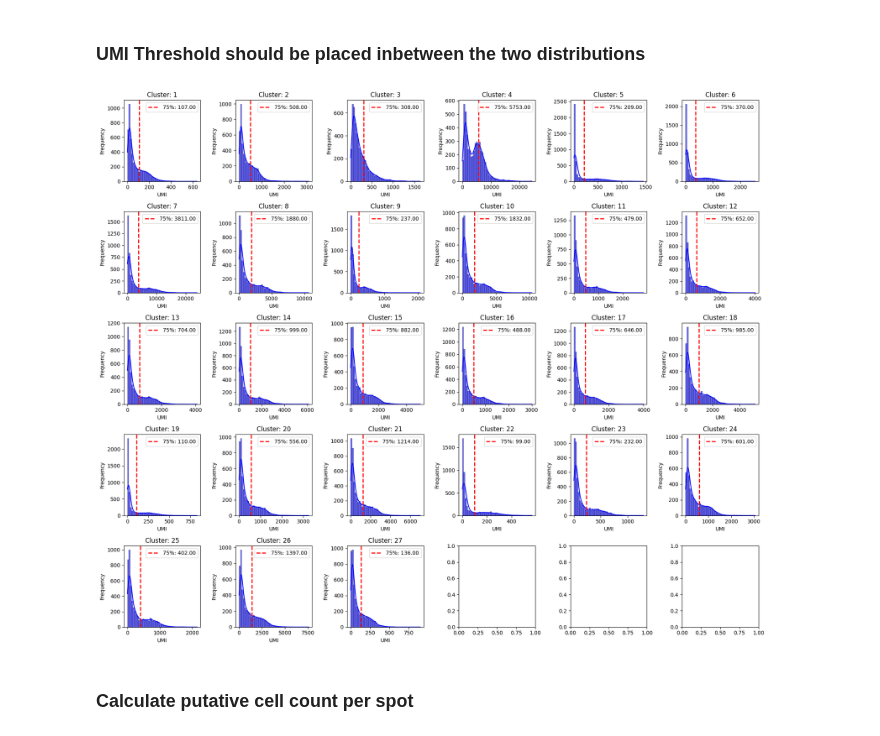
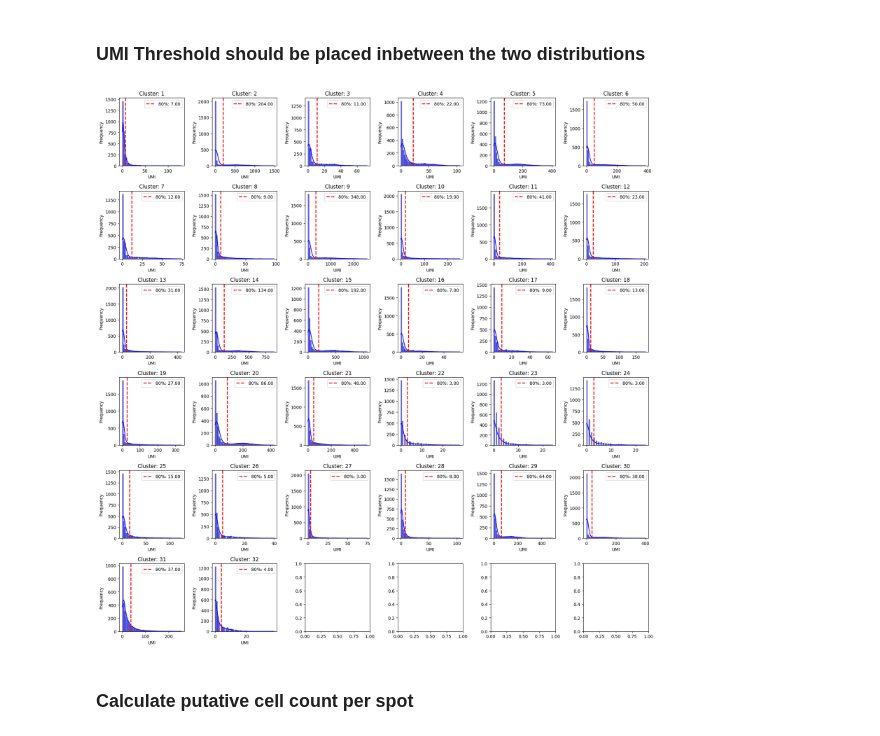
Before and after one commit to Perik-Zavodskii/CoexpressDeconvolve, a Jupyter notebook: CoexpressDeconvolve.ipynb, the cells around one changed output. Saved outputs shown, nothing was run; the diff lists cells and outputs as text; code cells hidden in the pictures.

```diff
--- a/CoexpressDeconvolve.ipynb
+++ b/CoexpressDeconvolve.ipynb
@@ -154,8 +156,8 @@ Metrics = Metrics[~Metrics.index.str.startswith((
                                                  # 'MIR',
                                                  'RP'
 ))]
-Metrics.drop(Metrics[Metrics['Feature Counts in Spots Under Tissue'] < 1000].index, inplace=True)
-# Metrics.drop(Metrics[Metrics['Feature Counts in Spots Under Tissue'] > 100000].index, inplace=True)
+Metrics.drop(Metrics[Metrics['Feature Counts in Spots Under Tissue'] < 50].index, inplace=True)
+# Metrics.drop(Metrics[Metrics['Feature Counts in Spots Under Tissue'] > 10000].index, inplace=True)
 
 Metrics
 # %% [output]
@@ -464,0 +358,16 @@ See the caveats in the documentation: https://pandas.pydata.org/pandas-docs/stab
+# %%
+# Run HDBSCAN clustering
+clusterer = hdbscan.HDBSCAN(min_cluster_size=40, min_samples=5)
+cluster_labels = clusterer.fit_predict(clusterable_embedding)
+
+# Save cluster labels
+dist['Cluster'] = cluster_labels
+
+# Number of clusters (excluding noise)
+n_clusters = len(set(cluster_labels)) - (1 if -1 in cluster_labels else 0)
+
+# Count noisy genes (cluster = -1)
+n_noise = (cluster_labels == -1).sum()
+
+print(f'The number of clusters (excluding noise): {n_clusters}')
+print(f'The number of noisy genes: {n_noise}')
@@ -494,11 +491,11 @@ deconvolution
 # %%
 df = deconvolution.T
 
-percentile = 75 # 75 - 95 is the recommended range
+percentile = 80 # 75 - 95 is the recommended range
 
 from scipy.stats import nbinom
 
-# Extract numeric data (excluding Gene column if present)
+# Extract numeric data (excluding Gene column if p|resent)
 df_numeric = df.iloc[:, 0:]
 
 # Fit NB parameters for each feature
@@ -515,22 +512,23 @@ thresholds_df = pd.DataFrame.from_dict(thresholds, orient="index", columns=["UMI
 ### UMI Threshold should be placed inbetween the two distributions
 # %%
 # Plot histograms with percentile threshold lines
-fig, axes = plt.subplots(nrows=5, ncols=6, figsize=(18, 15))
+fig, axes = plt.subplots(ncols=6, nrows=6,
+                         figsize=(18, 18))
 axes = axes.flatten()
 
 for i, col in enumerate(df_numeric.columns):
     ax = axes[i]
     sns.histplot(df_numeric[col], bins=50, kde=True, color="blue", edgecolor="black", alpha=0.6, ax=ax)
     ax.axvline(thresholds[col], color="red", linestyle="dashed", linewidth=2, label=f"{percentile}%: {thresholds[col]:.2f}")
     ax.set_title(f"Cluster: {col}")
     ax.set_xlabel("UMI")
     ax.set_ylabel("Frequency")
     ax.legend()
 
 # Adjust layout
 plt.tight_layout()
 plt.savefig("UMI Thresholds.png", dpi=600, bbox_inches="tight")
 plt.show()
 # %% [output]
-[figure, old version]
+[figure, new version]
 # %%
```
Also changed, not shown: parts of 36 cells of this notebook.
